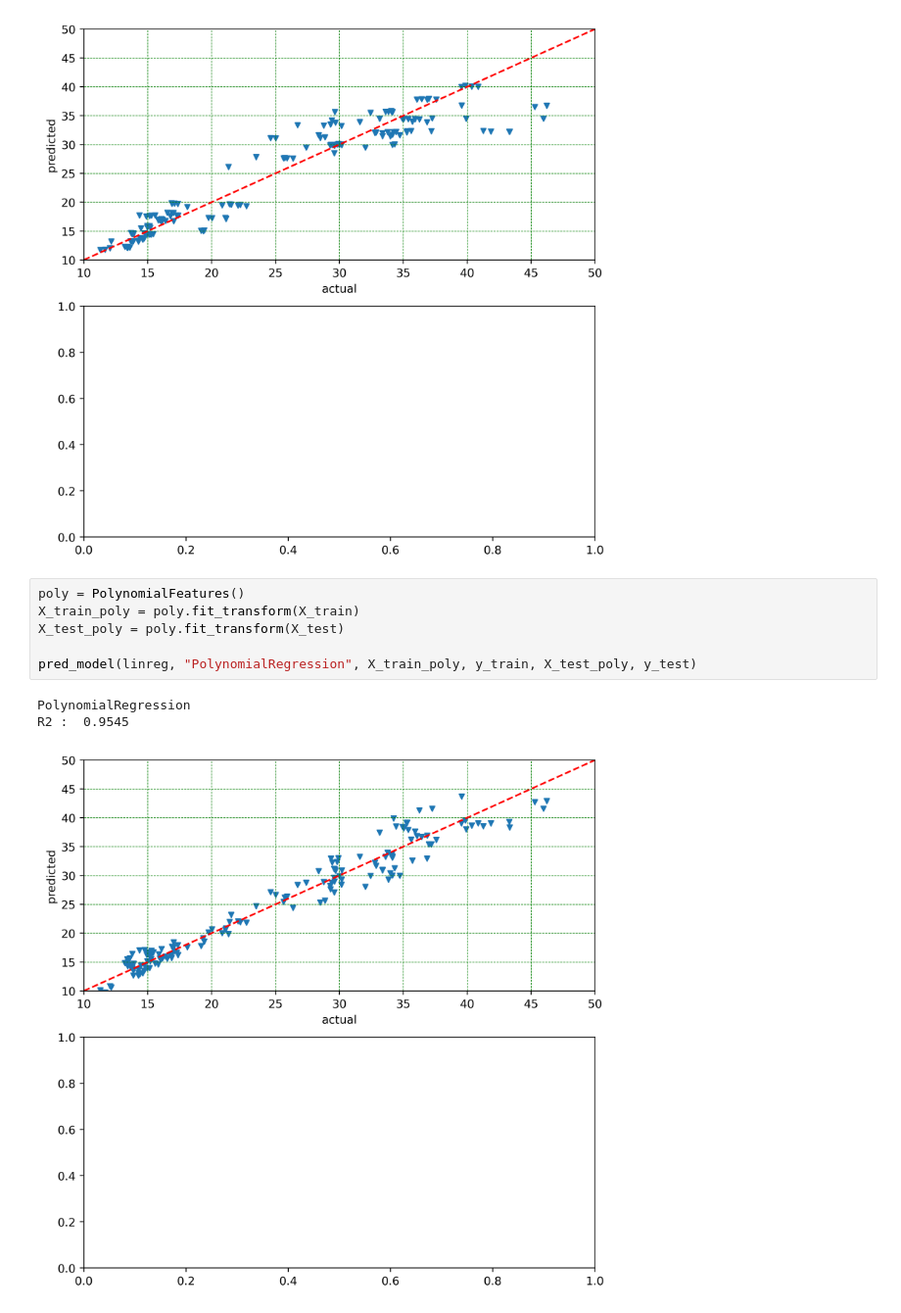
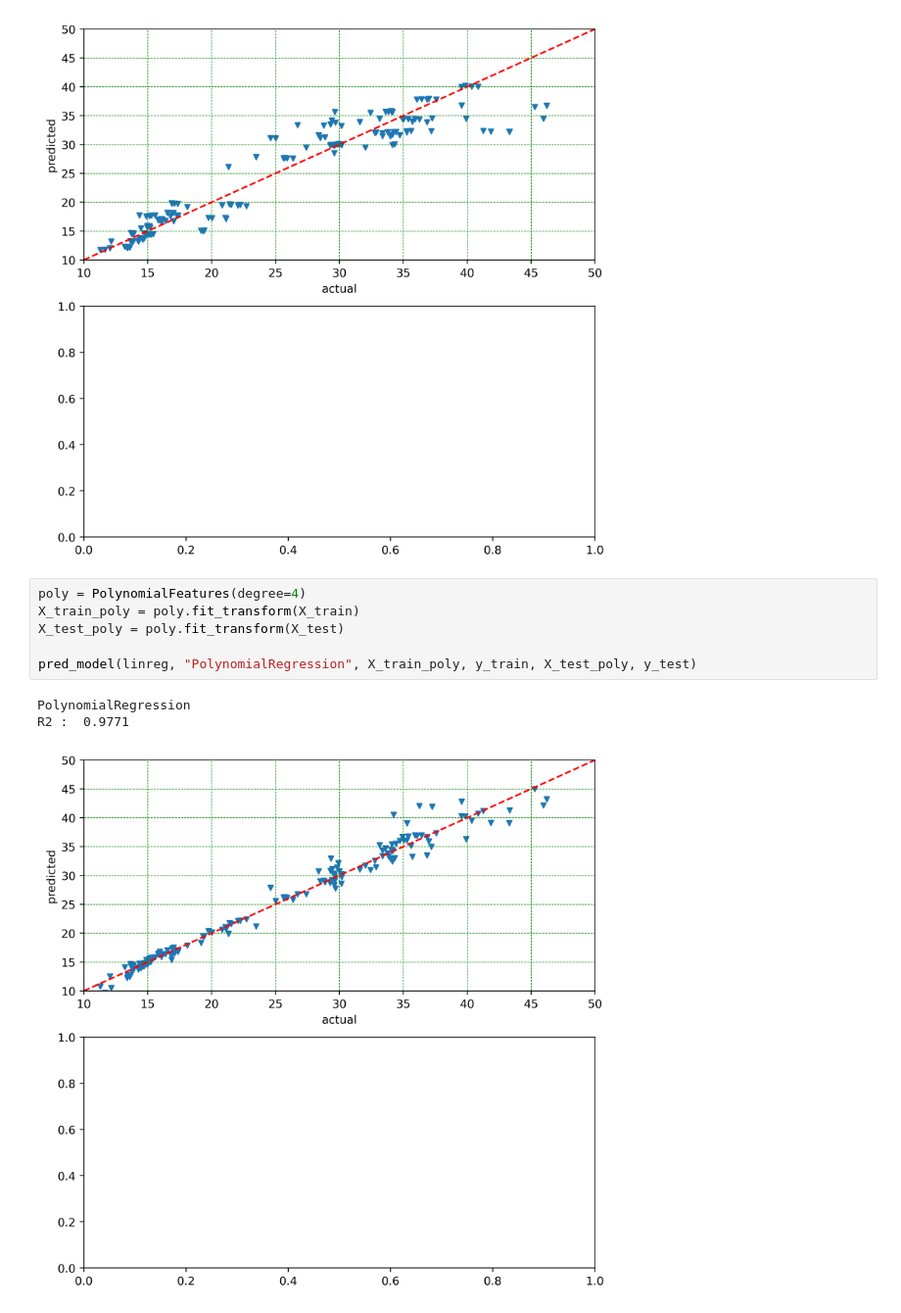
Before and after one commit to gpuslave/python-random-projects, a Jupyter notebook: LinearReg/energy.ipynb, the cells around one changed output. Shown at 98% size. Saved outputs shown, nothing was run; the diff lists cells and outputs as text.

```diff
--- a/LinearReg/energy.ipynb
+++ b/LinearReg/energy.ipynb
@@ -132,12 +132,12 @@ LinearRegression
 R2 :  0.8932
 [figure]
 # %%
-poly = PolynomialFeatures()
+poly = PolynomialFeatures(degree=4)
 X_train_poly = poly.fit_transform(X_train)
 X_test_poly = poly.fit_transform(X_test)
 
 pred_model(linreg, "PolynomialRegression", X_train_poly, y_train, X_test_poly, y_test)
 # %% [output]
 PolynomialRegression
-R2 :  0.9545
+R2 :  0.9771
-[figure, old version]
+[figure, new version]
```
Also changed, not shown: 1 other file.
